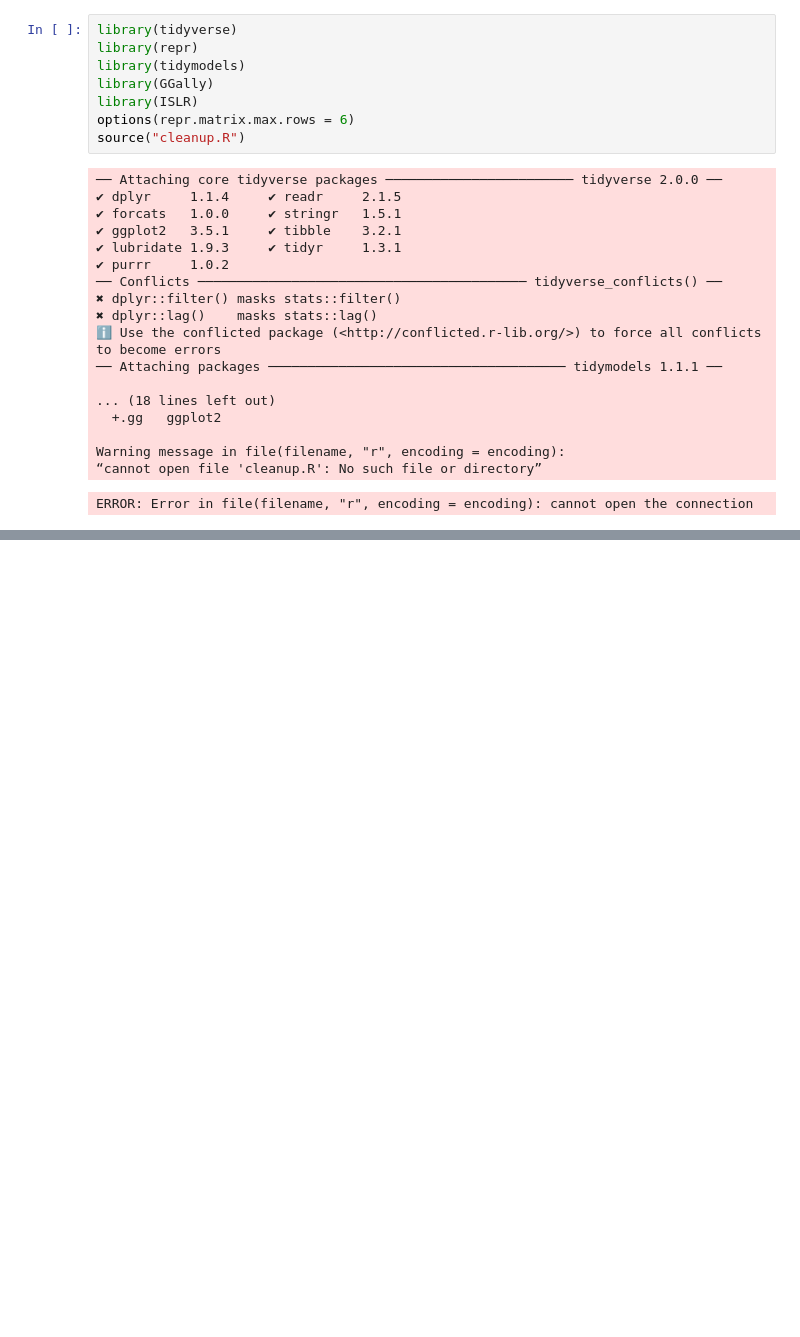
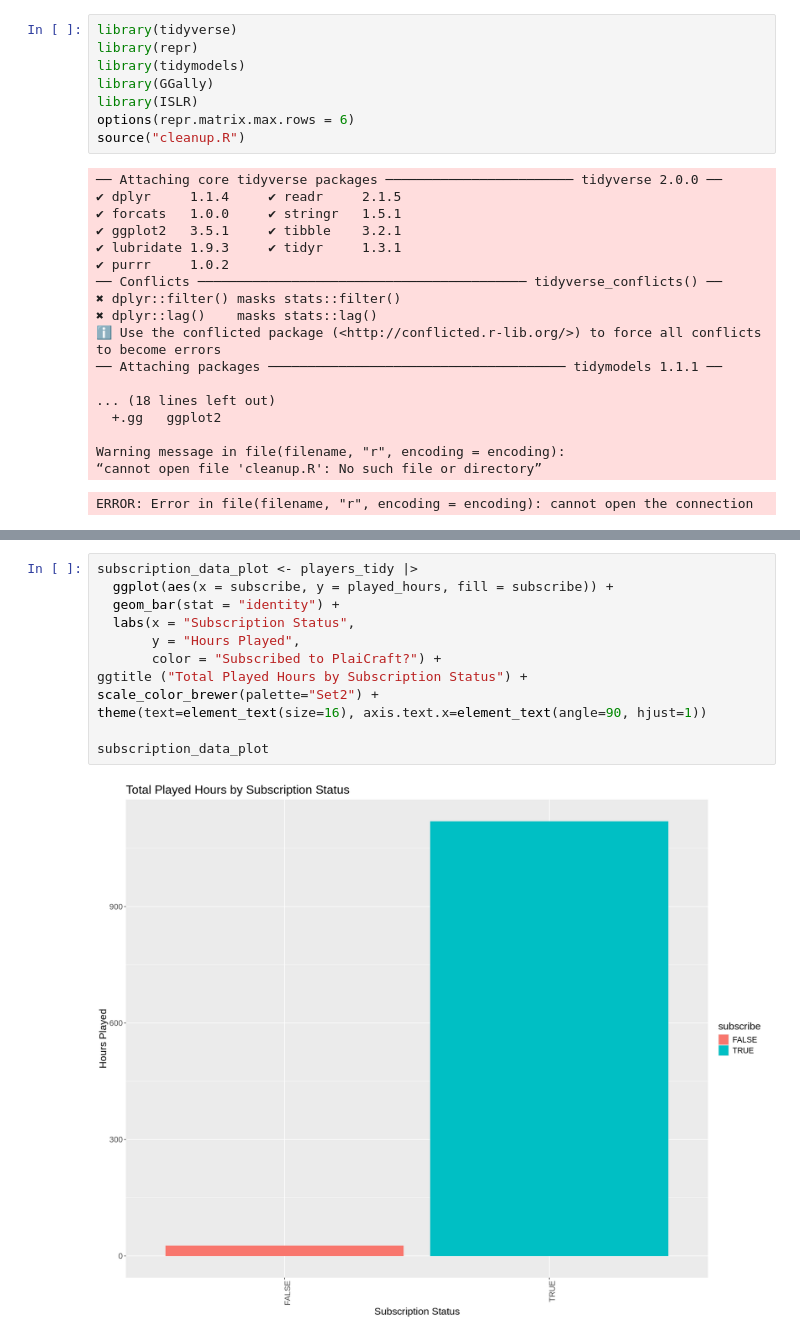
Before and after one commit to juliaawuu45/Final-Project-Report, a Jupyter notebook: Final Project Report.ipynb, the cells around one changed output, grey strips where cells are left out. Cells and saved outputs as stored; diff of their text form; blank space fills up the shorter version.

```diff
--- a/Final Project Report.ipynb
+++ b/Final Project Report.ipynb
@@ -319,0 +125,14 @@ gender_data_plot
+# %%
+subscription_data_plot <- players_tidy |>
+  ggplot(aes(x = subscribe, y = played_hours, fill = subscribe)) +
+  geom_bar(stat = "identity") +
+  labs(x = "Subscription Status",
+       y = "Hours Played",
+       color = "Subscribed to PlaiCraft?") +
+ggtitle ("Total Played Hours by Subscription Status") +
+scale_color_brewer(palette="Set2") +
+theme(text=element_text(size=16), axis.text.x=element_text(angle=90, hjust=1))
+
+subscription_data_plot
+# %% [output]
+[figure, added]
```
Also changed, not shown: parts of 20 cells of this notebook.
